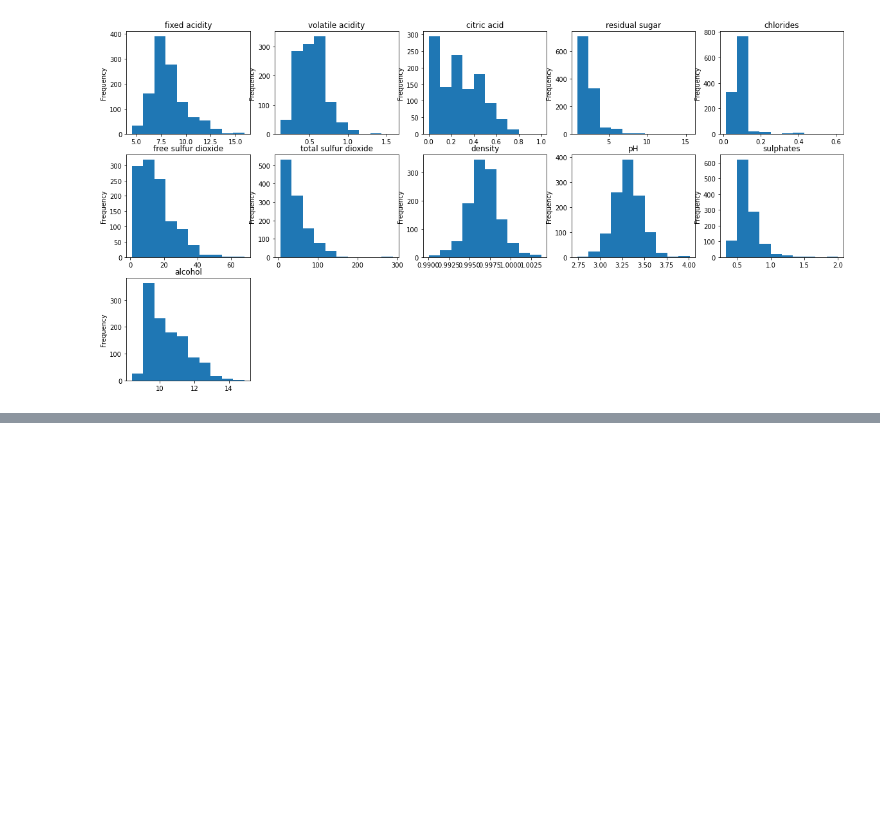
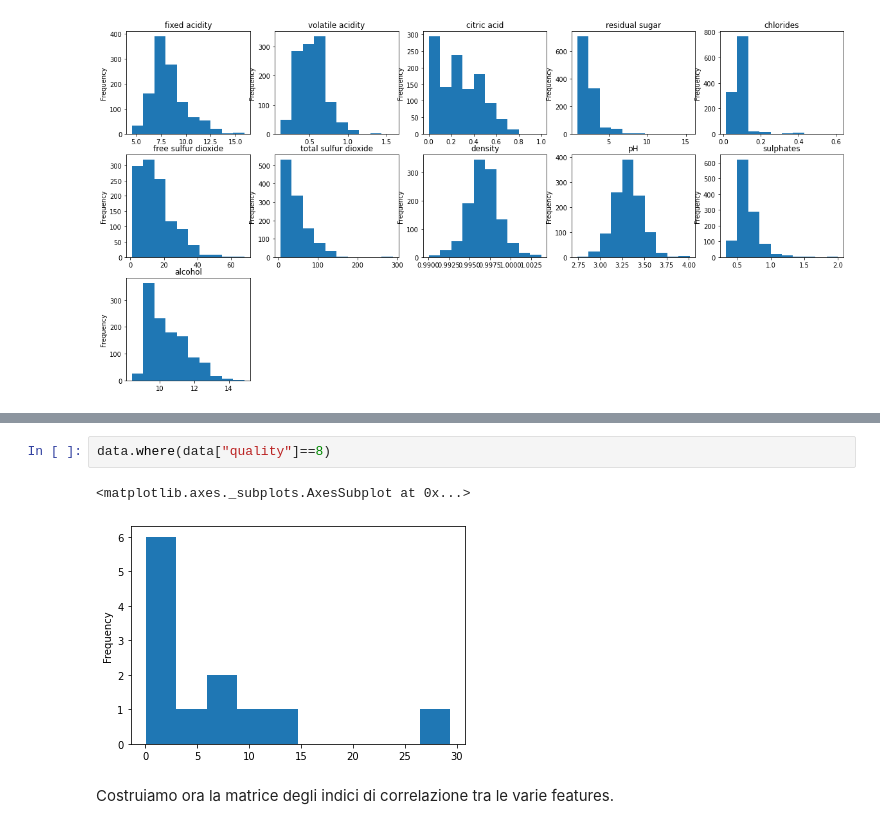
Before and after one commit to RyanPerrina/wine_classification, a Jupyter notebook: wine_classification.ipynb, the cells around one changed output, grey strips where cells are left out. Cells and saved outputs as stored; diff of their text form; blank space fills up the shorter version.

```diff
--- a/wine_classification.ipynb
+++ b/wine_classification.ipynb
@@ -110,0 +115,7 @@ for i,col in enumerate(data.columns[:-1],start=1):
+# %%
+data.where(data["quality"]==8)
+# %% [output]
+<matplotlib.axes._subplots.AxesSubplot at 0x...>
+[figure, added]
+# %% [markdown]
+Costruiamo ora la matrice degli indici di correlazione tra le varie features.
```
Also changed, not shown: parts of 21 cells of this notebook.
